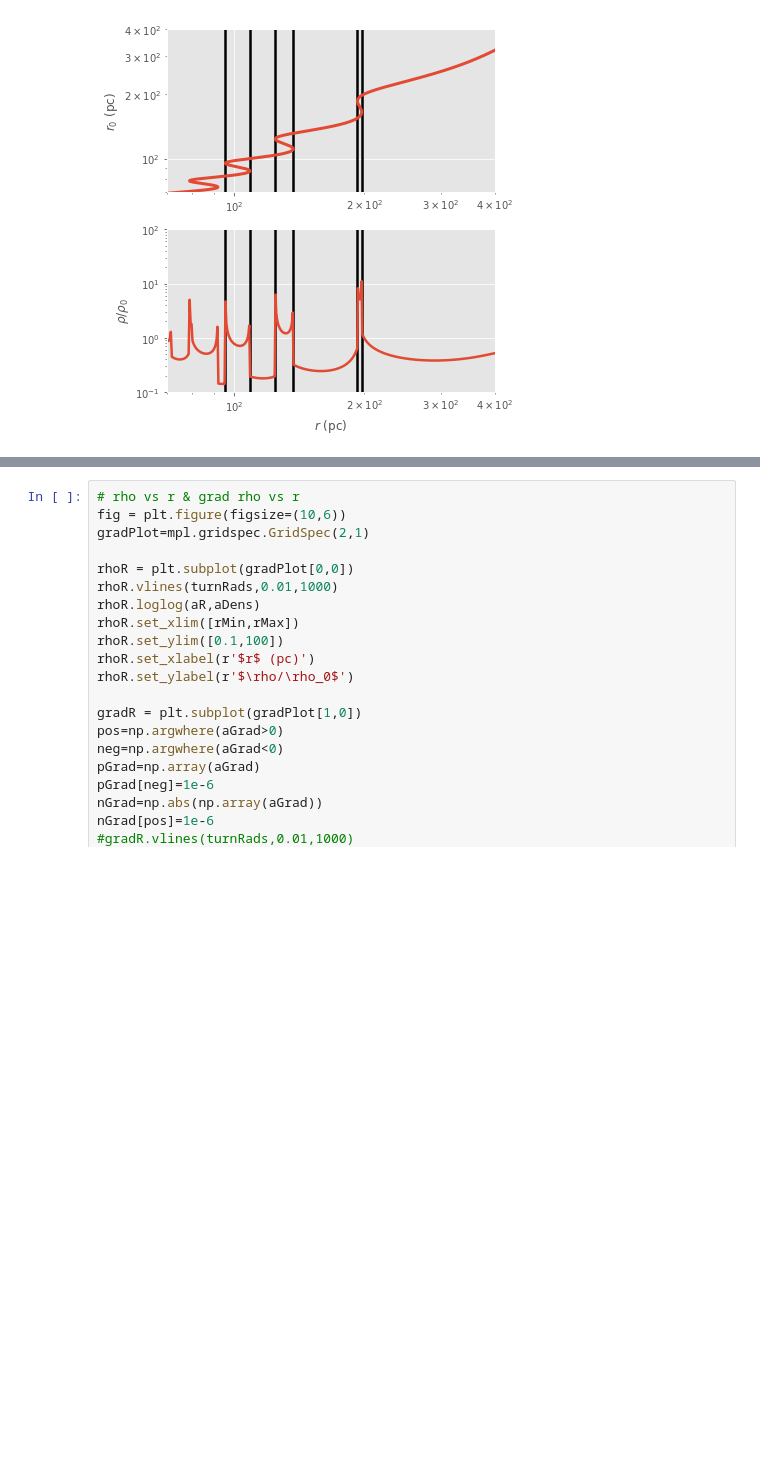
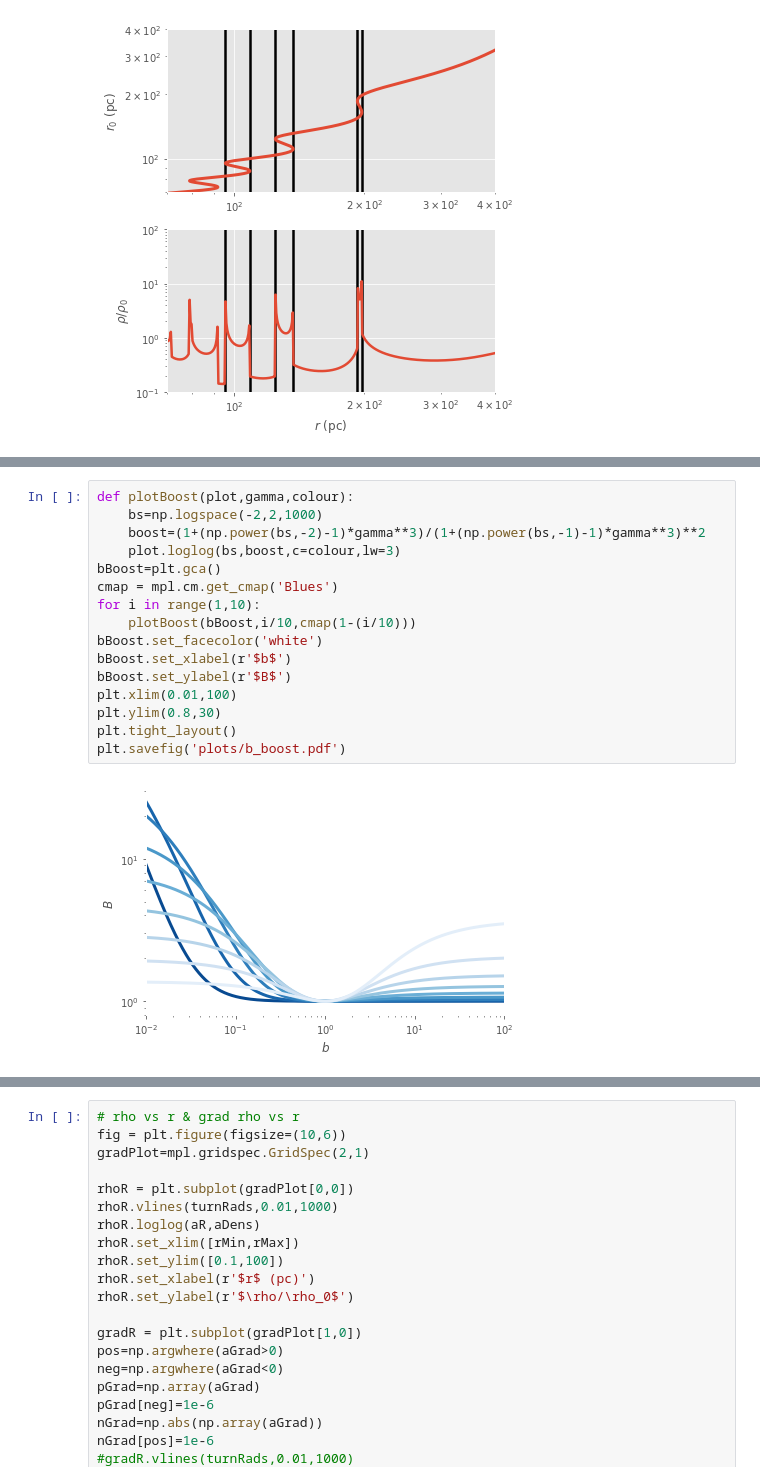
Before and after one commit to zpenoyre/Caustics, a Jupyter notebook: analyticPlots.ipynb, the cells around one changed output, grey strips where cells are left out. Drawn from its saved outputs; the diff is of its cells as text; blank space fills up the shorter version.

```diff
--- a/analyticPlots.ipynb
+++ b/analyticPlots.ipynb
@@ -154,0 +164,18 @@ nR.set_ylabel(r'$n$')
+# %%
+def plotBoost(plot,gamma,colour):
+    bs=np.logspace(-2,2,1000)
+    boost=(1+(np.power(bs,-2)-1)*gamma**3)/(1+(np.power(bs,-1)-1)*gamma**3)**2
+    plot.loglog(bs,boost,c=colour,lw=3)
+bBoost=plt.gca()
+cmap = mpl.cm.get_cmap('Blues')
+for i in range(1,10):
+    plotBoost(bBoost,i/10,cmap(1-(i/10)))
+bBoost.set_facecolor('white')
+bBoost.set_xlabel(r'$b$')
+bBoost.set_ylabel(r'$B$')
+plt.xlim(0.01,100)
+plt.ylim(0.8,30)
+plt.tight_layout()
+plt.savefig('plots/b_boost.pdf')
+# %% [output]
+[figure, added]
```
Also changed, not shown: parts of 6 cells of this notebook, 12 other files.
